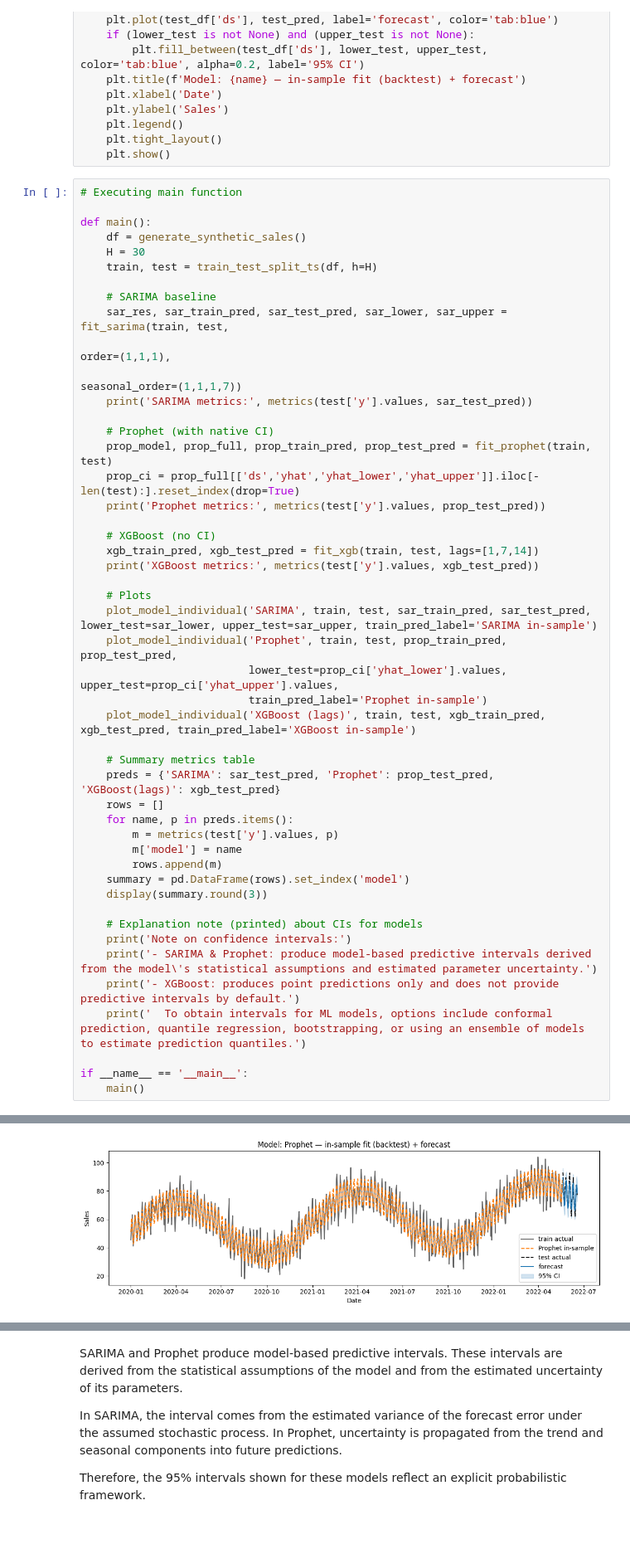
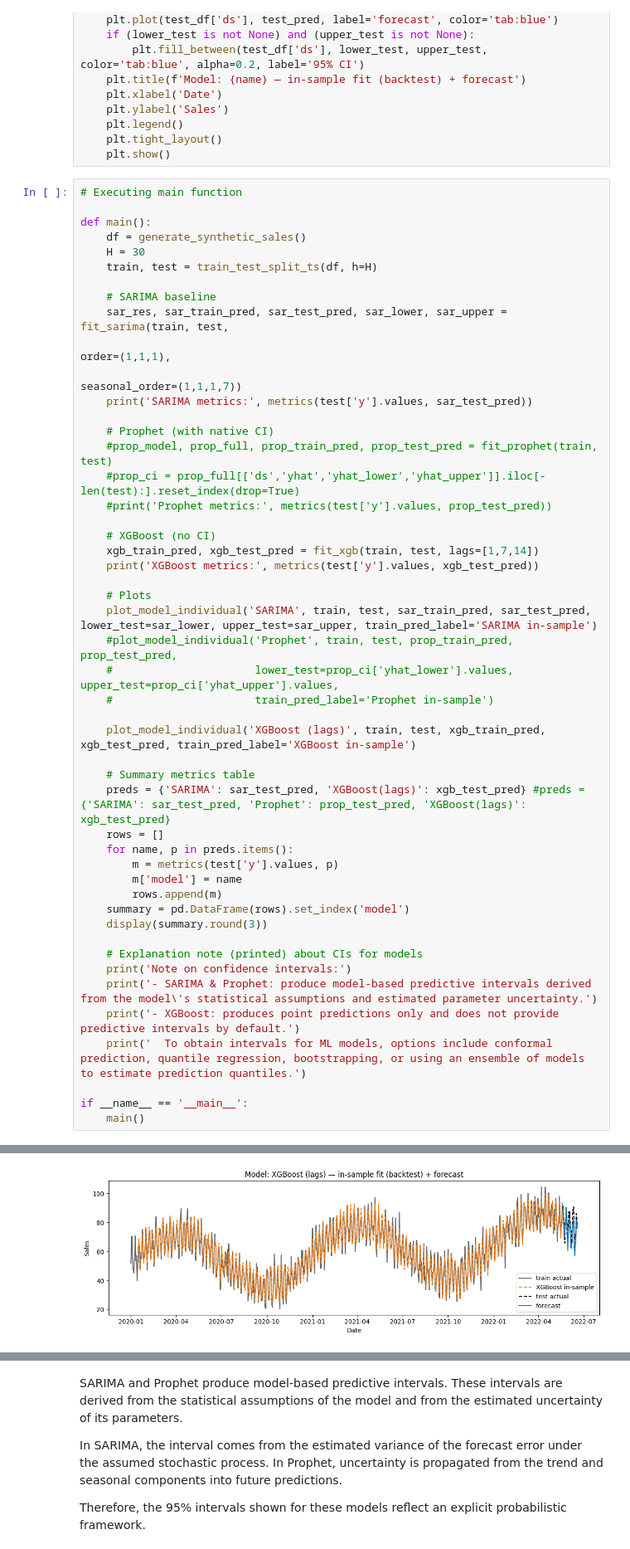
Before and after one commit to GilbertoSG-DS/applied-data-science-demos, a Jupyter notebook: forecasting/forecasting-model-comparison-demo.ipynb, the cells around one changed output, grey strips where cells are left out. Shown at 83% size. Drawn from its saved outputs; the diff is of its cells as text.

```diff
--- a/forecasting/forecasting-model-comparison-demo.ipynb
+++ b/forecasting/forecasting-model-comparison-demo.ipynb
@@ -172,9 +174,9 @@ def main():
     print('SARIMA metrics:', metrics(test['y'].values, sar_test_pred))
 
     # Prophet (with native CI)
-    prop_model, prop_full, prop_train_pred, prop_test_pred = fit_prophet(train, test)
-    prop_ci = prop_full[['ds','yhat','yhat_lower','yhat_upper']].iloc[-len(test):].reset_index(drop=True)
-    print('Prophet metrics:', metrics(test['y'].values, prop_test_pred))
+    #prop_model, prop_full, prop_train_pred, prop_test_pred = fit_prophet(train, test)
+    #prop_ci = prop_full[['ds','yhat','yhat_lower','yhat_upper']].iloc[-len(test):].reset_index(drop=True)
+    #print('Prophet metrics:', metrics(test['y'].values, prop_test_pred))
 
     # XGBoost (no CI)
     xgb_train_pred, xgb_test_pred = fit_xgb(train, test, lags=[1,7,14])
@@ -182,13 +184,14 @@ def main():
 
     # Plots
     plot_model_individual('SARIMA', train, test, sar_train_pred, sar_test_pred, lower_test=sar_lower, upper_test=sar_upper, train_pred_label='SARIMA in-sample')
-    plot_model_individual('Prophet', train, test, prop_train_pred, prop_test_pred,
-                          lower_test=prop_ci['yhat_lower'].values, upper_test=prop_ci['yhat_upper'].values,
-                          train_pred_label='Prophet in-sample')
+    #plot_model_individual('Prophet', train, test, prop_train_pred, prop_test_pred,
+    #                      lower_test=prop_ci['yhat_lower'].values, upper_test=prop_ci['yhat_upper'].values,
+    #                      train_pred_label='Prophet in-sample')
+
     plot_model_individual('XGBoost (lags)', train, test, xgb_train_pred, xgb_test_pred, train_pred_label='XGBoost in-sample')
 
     # Summary metrics table
-    preds = {'SARIMA': sar_test_pred, 'Prophet': prop_test_pred, 'XGBoost(lags)': xgb_test_pred}
+    preds = {'SARIMA': sar_test_pred, 'XGBoost(lags)': xgb_test_pred} #preds = {'SARIMA': sar_test_pred, 'Prophet': prop_test_pred, 'XGBoost(lags)': xgb_test_pred}
     rows = []
     for name, p in preds.items():
         m = metrics(test['y'].values, p)
@@ -215 +215 @@ XGBoost metrics: {'MAE': 5.423577590942382, 'RMSE': 6.222949594491512, 'MAPE(%)'
-[figure, old version]
+[figure, new version]
```
Also changed, not shown: parts of 2 cells of this notebook, 8 other files.
